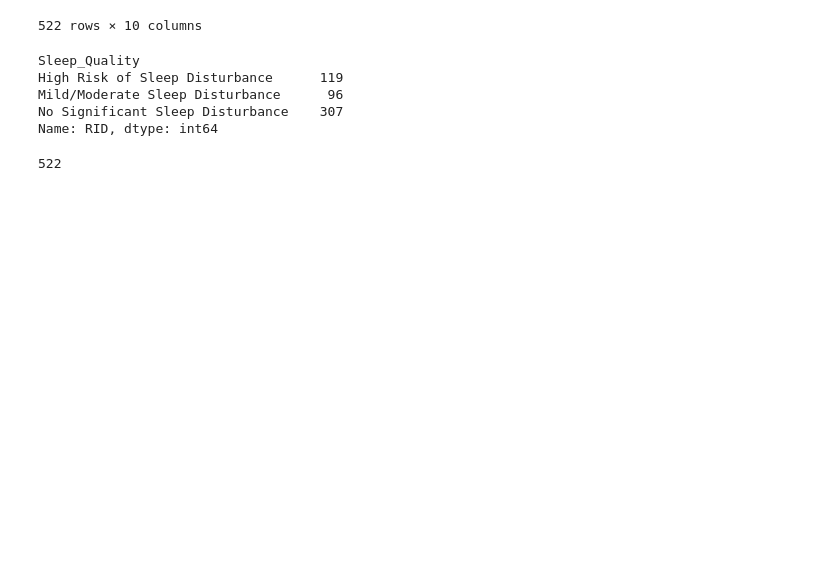
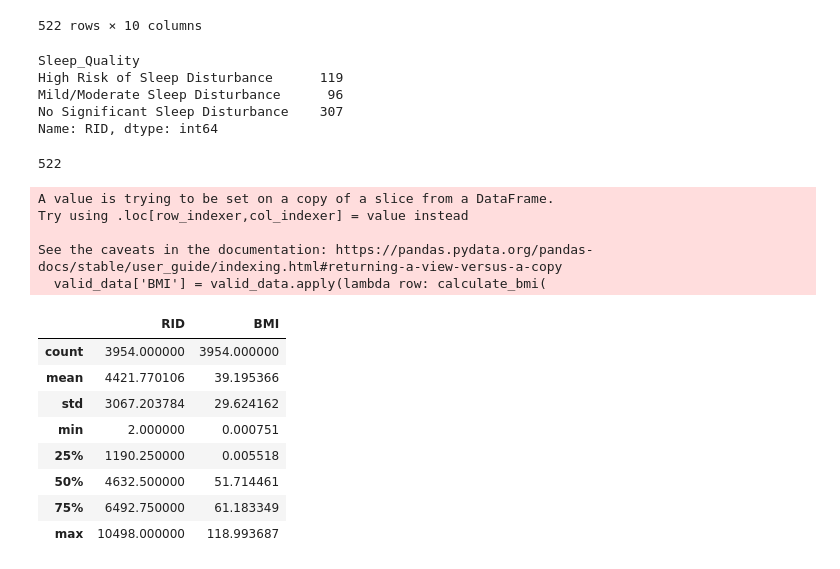
Before and after one commit to Da4kek/AD-Sleep, a Jupyter notebook: Files_processing.ipynb, the cells around one changed output. Drawn from its saved outputs; the diff is of its cells as text; code cells hidden in the pictures; blank space fills up the shorter version.

```diff
--- a/Files_processing.ipynb
+++ b/Files_processing.ipynb
@@ -587,3 +587,5 @@ merged_file_filt.to_csv("Volumes_Merge.csv", index=False)
 len(set(sleep_unique_df['RID']).intersection(set(longitudinal_df_sleep['RID'])))
 # %% [output]
 522
+# %%
+vitals = pd.read_csv("Files/All_Subjects_VITALS_19Feb2025.csv")
@@ -589,0 +599,39 @@ len(set(sleep_unique_df['RID']).intersection(set(longitudinal_df_sleep['RID'])))
+# %%
+def calculate_bmi(weight, weight_unit, height, height_unit):
+    if weight_unit == 2:
+        weight = weight * 0.453592
+    if height_unit == 1:
+        height = height * 0.0254
+    if height > 0:
+        return weight / (height ** 2)
+    return None
+
+valid_data = vitals[(vitals['VSWEIGHT'] > 0) & (vitals['VSHEIGHT'] > 0)]
+
+valid_data['BMI'] = valid_data.apply(lambda row: calculate_bmi(
+    row['VSWEIGHT'], row['VSWTUNIT'], row['VSHEIGHT'], row['VSHTUNIT']), axis=1)
+
+bmi_per_rid = valid_data.groupby('RID').apply(
+    lambda group: group.loc[group.index[0], ['RID', 'BMI']]).reset_index(drop=True)
+# %% [output]
+A value is trying to be set on a copy of a slice from a DataFrame.
+Try using .loc[row_indexer,col_indexer] = value instead
+
+See the caveats in the documentation: https://pandas.pydata.org/pandas-docs/stable/user_guide/indexing.html#returning-a-view-versus-a-copy
+  valid_data['BMI'] = valid_data.apply(lambda row: calculate_bmi(
+# %%
+first_valid_rows = valid_data.sort_values(
+    'VISCODE2').groupby('RID').first().reset_index()
+bmi_per_rid = first_valid_rows[['RID', 'BMI']]
+# %%
+bmi_per_rid.describe()
+# %% [output]
+|  | RID | BMI |
+| count | 3954.000000 | 3954.000000 |
+| mean | 4421.770106 | 39.195366 |
+| std | 3067.203784 | 29.624162 |
+| min | 2.000000 | 0.000751 |
+| 25% | 1190.250000 | 0.005518 |
+| 50% | 4632.500000 | 51.714461 |
+| 75% | 6492.750000 | 61.183349 |
+| max | 10498.000000 | 118.993687 |
```
Also changed, not shown: parts of 3 cells of this notebook.
